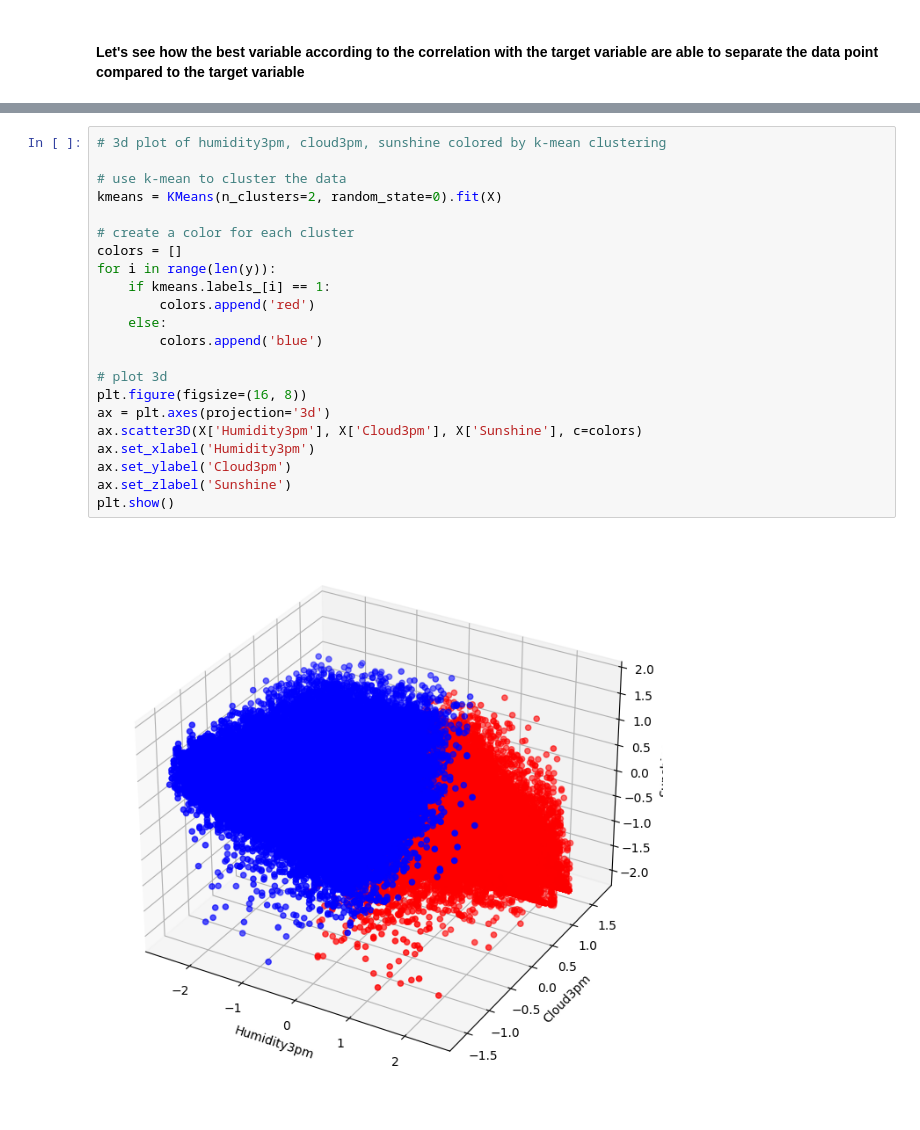
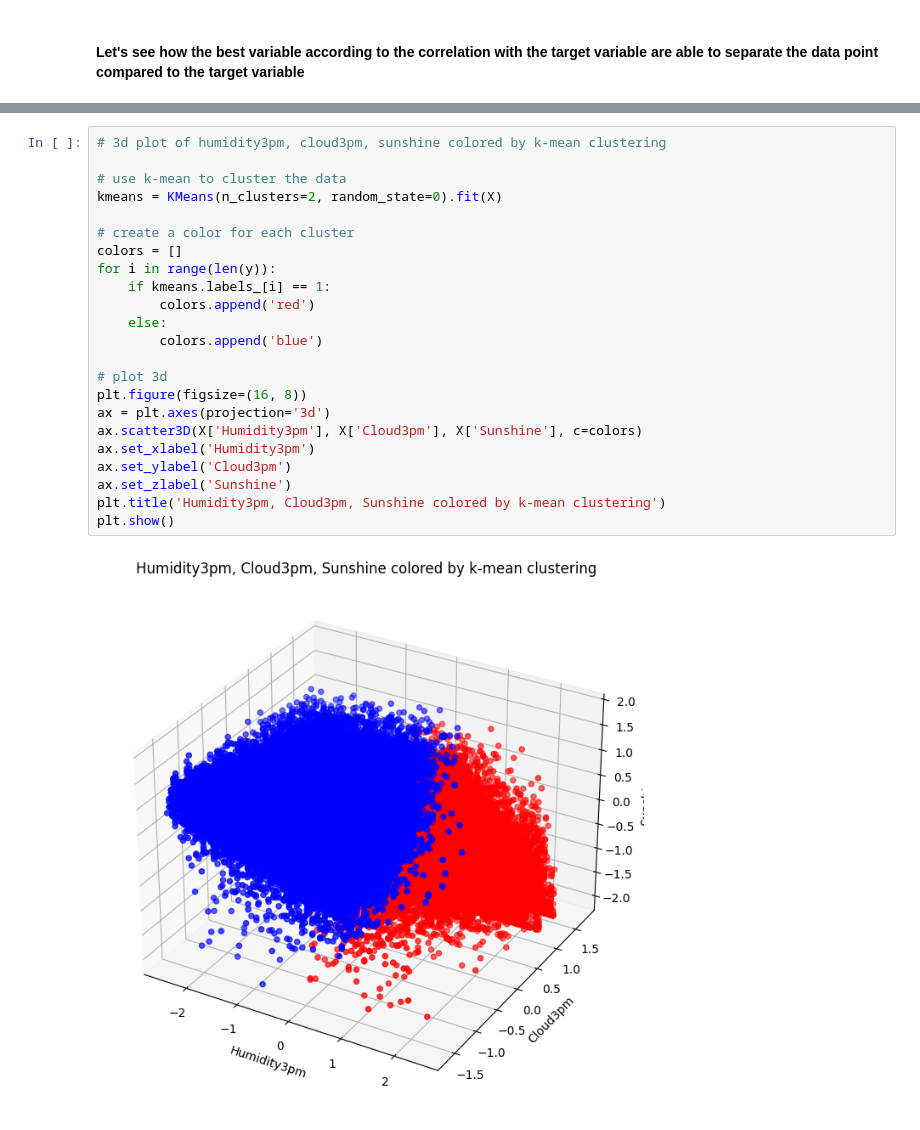
Before and after one commit to YousefAtefB/BigTATA, a Jupyter notebook: EDA.ipynb, the cells around one changed output, grey strips where cells are left out. Saved outputs shown, nothing was run; the diff lists cells and outputs as text.

```diff
--- a/EDA.ipynb
+++ b/EDA.ipynb
@@ -690,27 +691,28 @@ plt.show()
 # %%
 # 3d plot of humidity3pm, cloud3pm, sunshine colored by k-mean clustering
 
 # use k-mean to cluster the data
 kmeans = KMeans(n_clusters=2, random_state=0).fit(X)
 
 # create a color for each cluster
 colors = []
 for i in range(len(y)):
     if kmeans.labels_[i] == 1:
         colors.append('red')
     else:
         colors.append('blue')
 
 # plot 3d
 plt.figure(figsize=(16, 8))
 ax = plt.axes(projection='3d')
 ax.scatter3D(X['Humidity3pm'], X['Cloud3pm'], X['Sunshine'], c=colors)
 ax.set_xlabel('Humidity3pm')
 ax.set_ylabel('Cloud3pm')
 ax.set_zlabel('Sunshine')
+plt.title('Humidity3pm, Cloud3pm, Sunshine colored by k-mean clustering')
 plt.show()
 # %% [output]
-[figure, old version]
+[figure, new version]
 # %%
 """
 We can see k-mean clustering did somewhat a good job in clustering the data and clusters seem to be close the original
```
Also changed, not shown: parts of 4 cells of this notebook, 16 other files.
